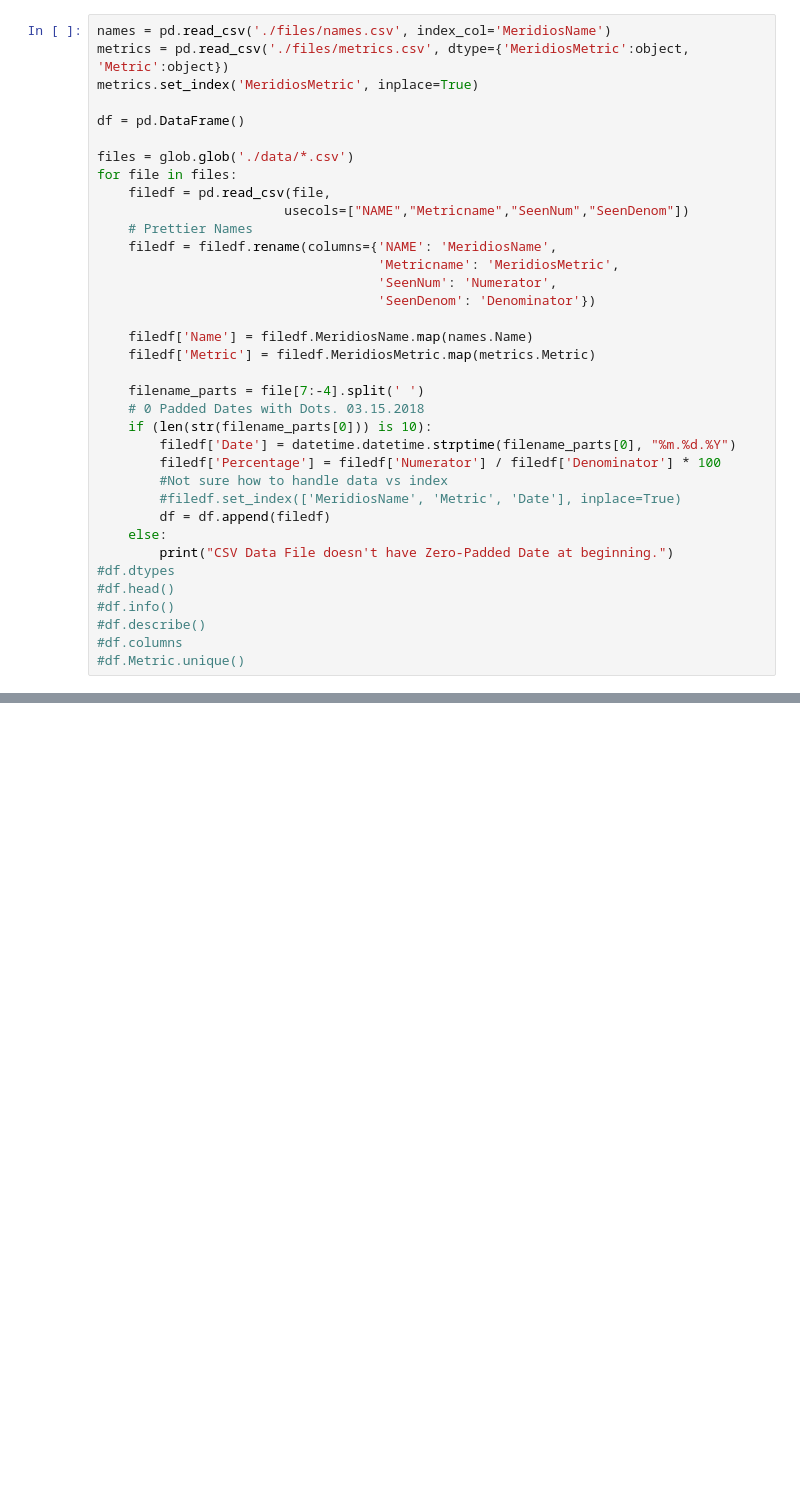
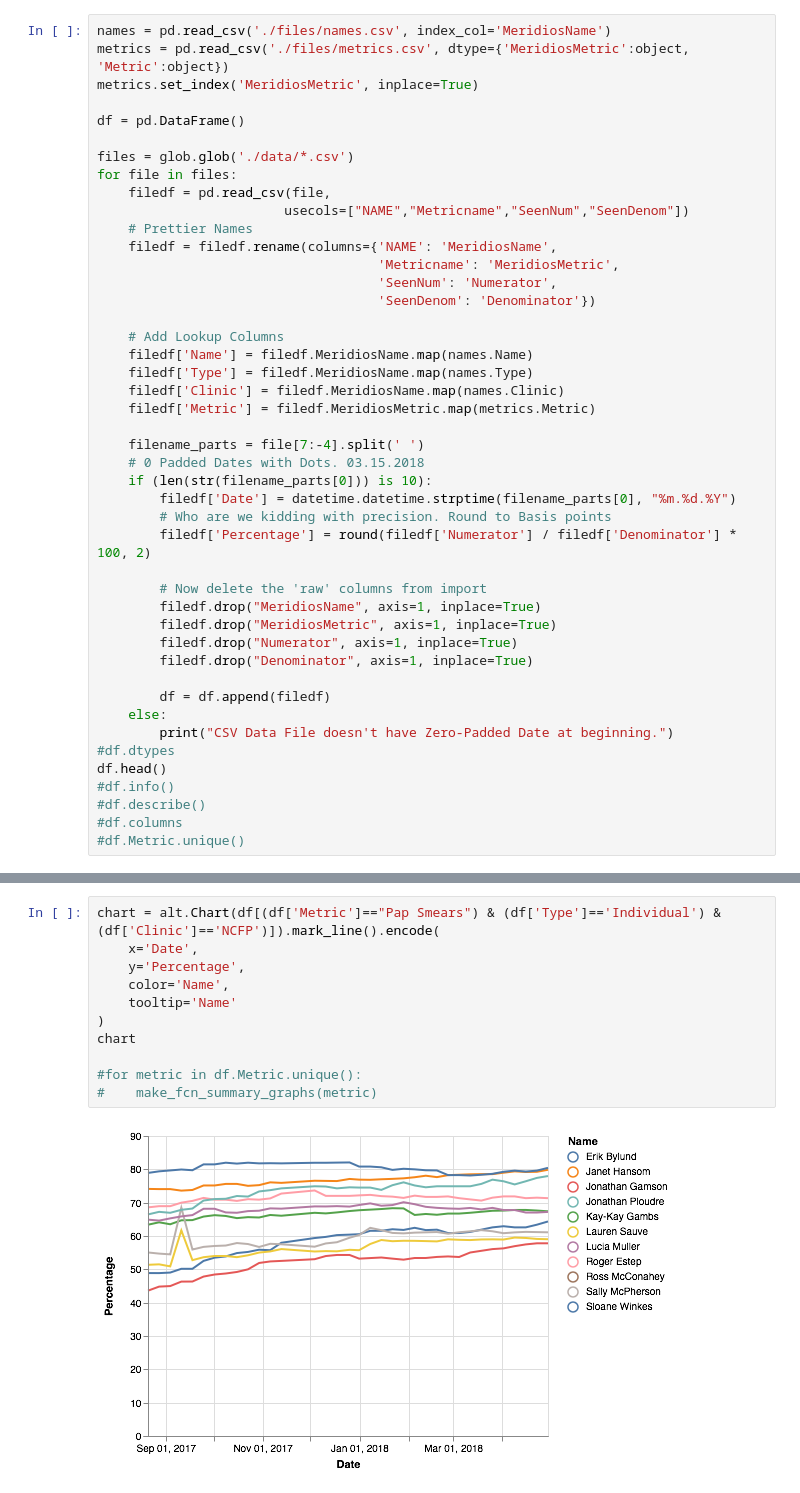
Before and after one commit to crystelsherlock/quality-data, a Jupyter notebook: quality-data.ipynb, the cells around one changed output, grey strips where cells are left out. Drawn from its saved outputs; the diff is of its cells as text; blank space fills up the shorter version.

Commit message:
Altair Graphs

```diff
--- a/quality-data.ipynb
+++ b/quality-data.ipynb
@@ -38,21 +38,30 @@ for file in files:
                                     'SeenNum': 'Numerator',
                                     'SeenDenom': 'Denominator'})
 
+    # Add Lookup Columns
     filedf['Name'] = filedf.MeridiosName.map(names.Name)
+    filedf['Type'] = filedf.MeridiosName.map(names.Type)
+    filedf['Clinic'] = filedf.MeridiosName.map(names.Clinic)
     filedf['Metric'] = filedf.MeridiosMetric.map(metrics.Metric)
 
     filename_parts = file[7:-4].split(' ')
     # 0 Padded Dates with Dots. 03.15.2018
     if (len(str(filename_parts[0])) is 10):
         filedf['Date'] = datetime.datetime.strptime(filename_parts[0], "%m.%d.%Y")
-        filedf['Percentage'] = filedf['Numerator'] / filedf['Denominator'] * 100
-        #Not sure how to handle data vs index
-        #filedf.set_index(['MeridiosName', 'Metric', 'Date'], inplace=True)
+        # Who are we kidding with precision. Round to Basis points
+        filedf['Percentage'] = round(filedf['Numerator'] / filedf['Denominator'] * 100, 2)
+
+        # Now delete the 'raw' columns from import
+        filedf.drop("MeridiosName", axis=1, inplace=True)
+        filedf.drop("MeridiosMetric", axis=1, inplace=True)
+        filedf.drop("Numerator", axis=1, inplace=True)
+        filedf.drop("Denominator", axis=1, inplace=True)
+
         df = df.append(filedf)
     else:
         print("CSV Data File doesn't have Zero-Padded Date at beginning.")
 #df.dtypes
-#df.head()
+df.head()
 #df.info()
 #df.describe()
 #df.columns
@@ -73,0 +83,13 @@ for file in files:
+# %%
+chart = alt.Chart(df[(df['Metric']=="Pap Smears") & (df['Type']=='Individual') & (df['Clinic']=='NCFP')]).mark_line().encode(
+    x='Date',
+    y='Percentage',
+    color='Name',
+    tooltip='Name'
+)
+chart
+
+#for metric in df.Metric.unique():
+#    make_fcn_summary_graphs(metric)
+# %% [output]
+[figure, added]
```
Also changed, not shown: parts of 10 cells of this notebook, 10 other files.
